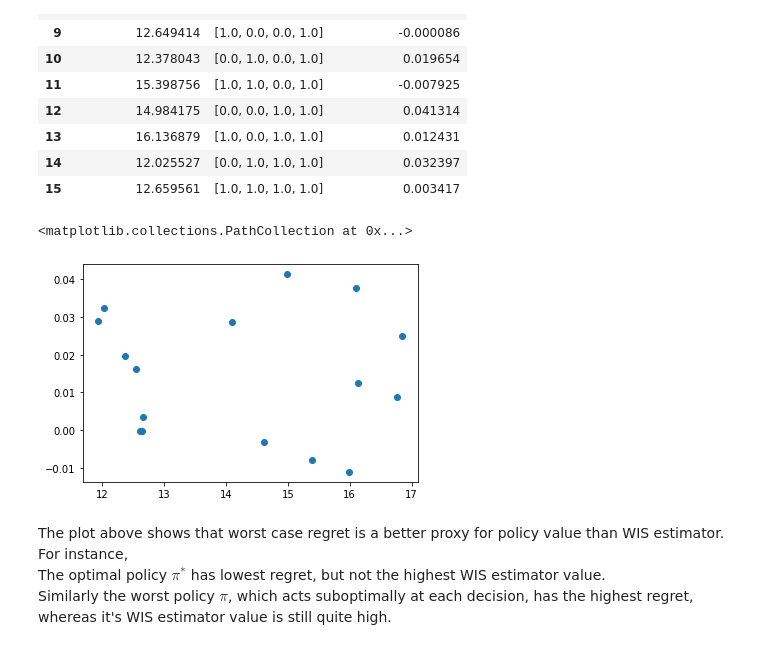
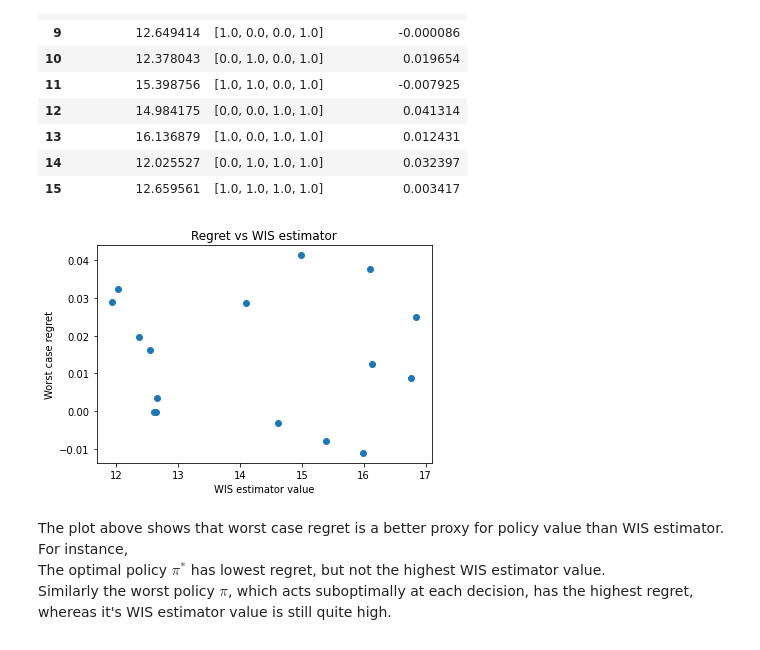
Before and after one commit to faaizT/MDPUC, a Jupyter notebook: Confounding Robust Policy Evaluation - model 3.ipynb, the cells around one changed output. Drawn from its saved outputs; the diff is of its cells as text; code cells hidden in the pictures.

Commit message:
Modifications to the plot

```diff
--- a/Confounding Robust Policy Evaluation - model 3.ipynb
+++ b/Confounding Robust Policy Evaluation - model 3.ipynb
@@ -400,12 +400,15 @@ results_df
 # %%
 import matplotlib.pyplot as plt
 
 x = results_df['bootwis_estimator']
 y = results_df['worst_case_regret']
 plt.scatter(x, y)
+plt.xlabel('WIS estimator value')
+plt.ylabel('Worst case regret')
+plt.title('Regret vs WIS estimator')
+plt.show()
 # %% [output]
-<matplotlib.collections.PathCollection at 0x...>
-[figure, old version]
+[figure, new version]
 # %% [markdown]
 The plot above shows that worst case regret is a better proxy for policy value than WIS estimator. For instance,
 The optimal policy $\pi^*$ has lowest regret, but not the highest WIS estimator value.
```
